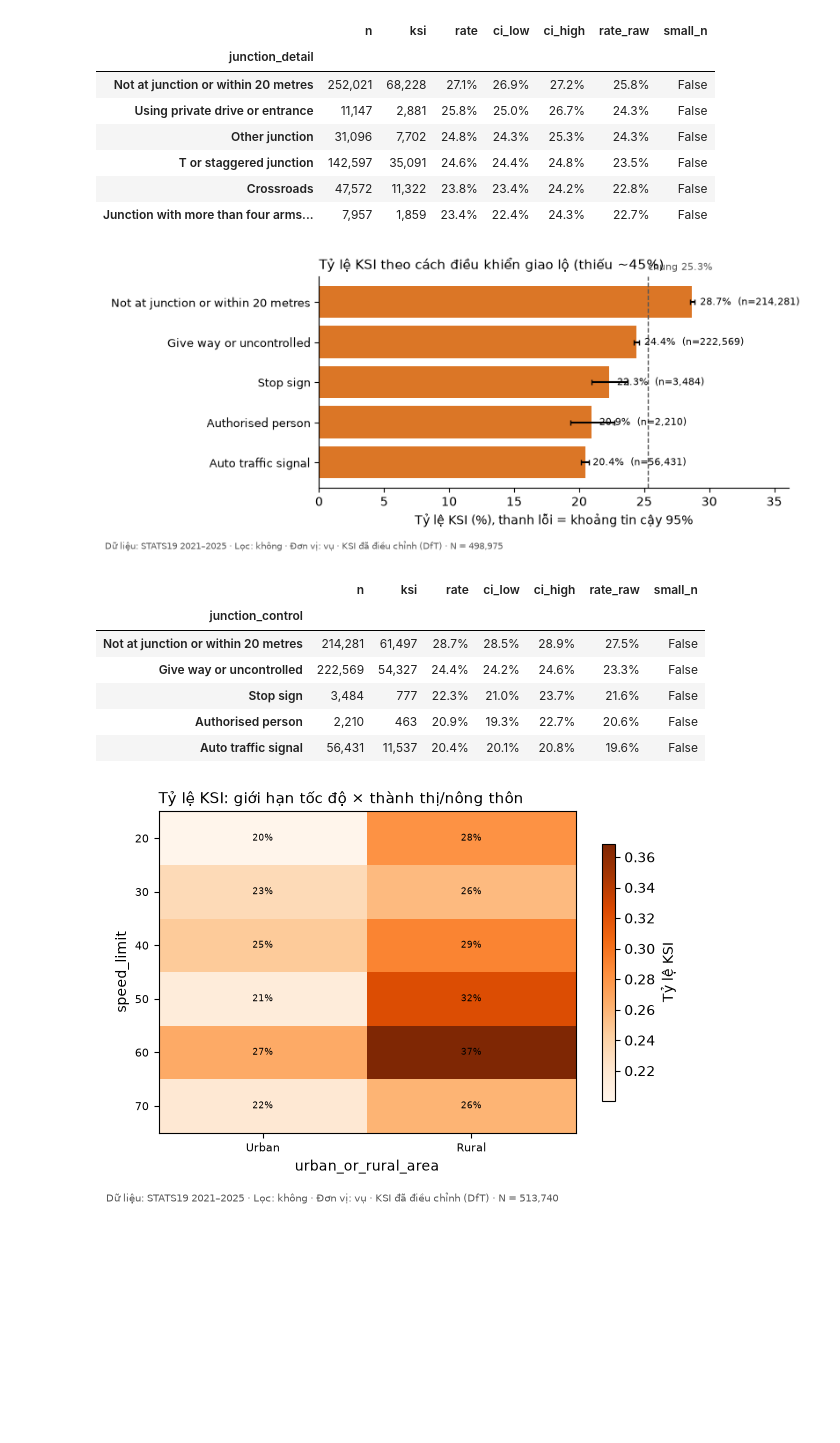
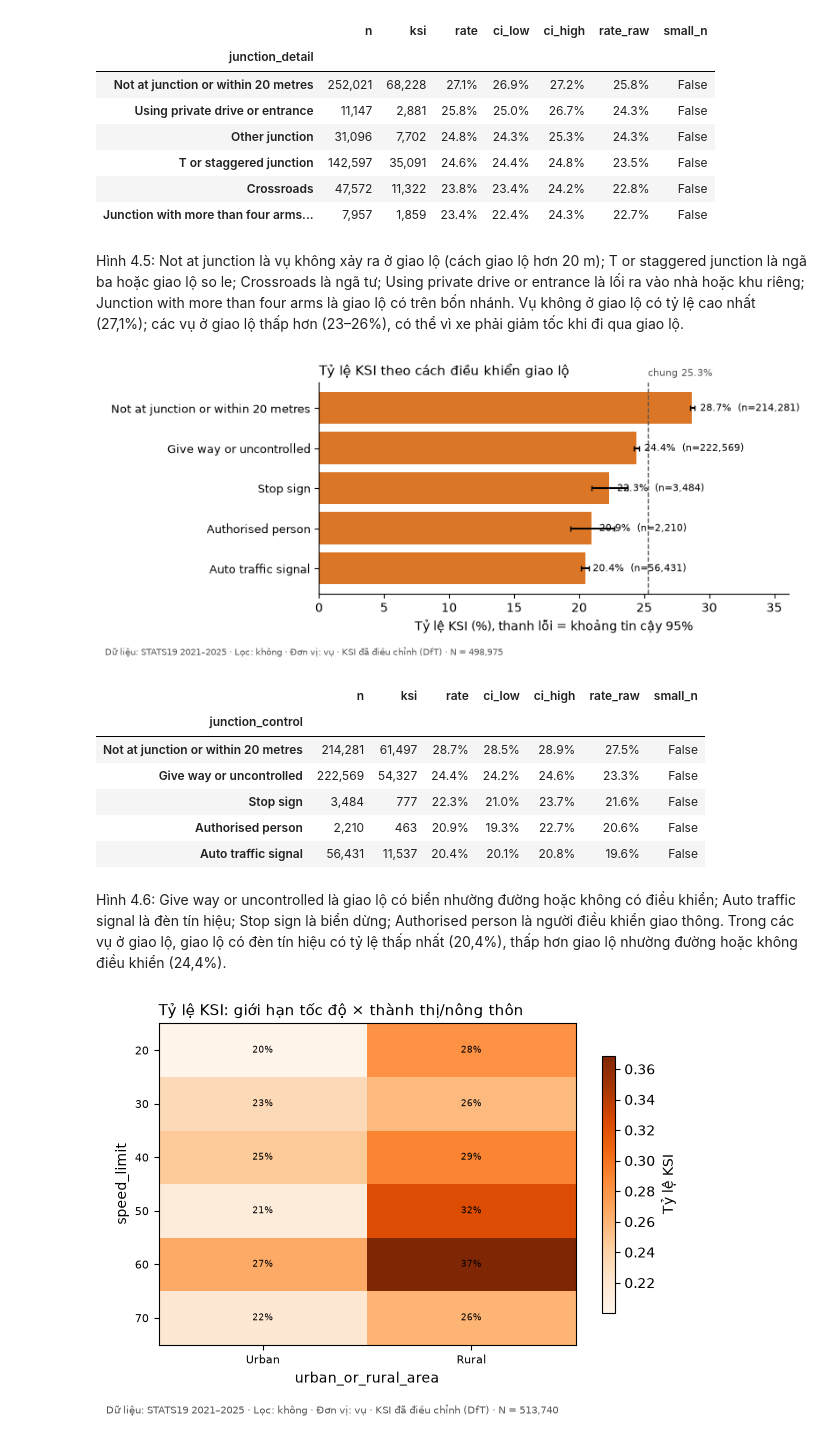
Before and after one commit to Phamminh161005/uk-road-accident-severity-UET, a Jupyter notebook: notebooks/01_eda.ipynb, the cells around one changed output. Drawn from its saved outputs; the diff is of its cells as text; code cells hidden in the pictures; blank space fills up the shorter version.

Commit message:
analysis: add research questions and figure captions to EDA notebook

```diff
--- a/notebooks/01_eda.ipynb
+++ b/notebooks/01_eda.ipynb
@@ -282,10 +324,12 @@ show("junction_detail", "Tỷ lệ KSI theo loại giao lộ", "04_junction_deta
 | T or staggered junction | 142,597 | 35,091 | 24.6% | 24.4% | 24.8% | 23.5% | False |
 | Crossroads | 47,572 | 11,322 | 23.8% | 23.4% | 24.2% | 22.8% | False |
 | Junction with more than four arms... | 7,957 | 1,859 | 23.4% | 22.4% | 24.3% | 22.7% | False |
+# %% [markdown]
+Hình 4.5: Not at junction là vụ không xảy ra ở giao lộ (cách giao lộ hơn 20 m); T or staggered junction là ngã ba hoặc giao lộ so le; Crossroads là ngã tư; Using private drive or entrance là lối ra vào nhà hoặc khu riêng; Junction with more than four arms là giao lộ có trên bốn nhánh. Vụ không ở giao lộ có tỷ lệ cao nhất (27,1%); các vụ ở giao lộ thấp hơn (23–26%), có thể vì xe phải giảm tốc khi đi qua giao lộ.
 # %%
-show("junction_control", "Tỷ lệ KSI theo cách điều khiển giao lộ (thiếu ~45%)", "04_junction_control", sort=True)
+show("junction_control", "Tỷ lệ KSI theo cách điều khiển giao lộ", "04_junction_control", sort=True)
 # %% [output]
-[figure, old version]
+[figure, new version]
 |  | n | ksi | rate | ci_low | ci_high | rate_raw | small_n |
 | junction_control |  |  |  |  |  |  |  |
 | Not at junction or within 20 metres | 214,281 | 61,497 | 28.7% | 28.5% | 28.9% | 27.5% | False |
@@ -293,6 +337,8 @@ show("junction_control", "Tỷ lệ KSI theo cách điều khiển giao lộ (th
 | Stop sign | 3,484 | 777 | 22.3% | 21.0% | 23.7% | 21.6% | False |
 | Authorised person | 2,210 | 463 | 20.9% | 19.3% | 22.7% | 20.6% | False |
 | Auto traffic signal | 56,431 | 11,537 | 20.4% | 20.1% | 20.8% | 19.6% | False |
+# %% [markdown]
+Hình 4.6: Give way or uncontrolled là giao lộ có biển nhường đường hoặc không có điều khiển; Auto traffic signal là đèn tín hiệu; Stop sign là biển dừng; Authorised person là người điều khiển giao thông. Trong các vụ ở giao lộ, giao lộ có đèn tín hiệu có tỷ lệ thấp nhất (20,4%), thấp hơn giao lộ nhường đường hoặc không điều khiển (24,4%).
 # %%
 p, n = rate_pivot(col, "speed_limit", "urban_or_rural_area")
 plots.heatmap(p, "Tỷ lệ KSI: giới hạn tốc độ × thành thị/nông thôn",
```
Also changed, not shown: parts of 52 cells of this notebook, 1 other file.
